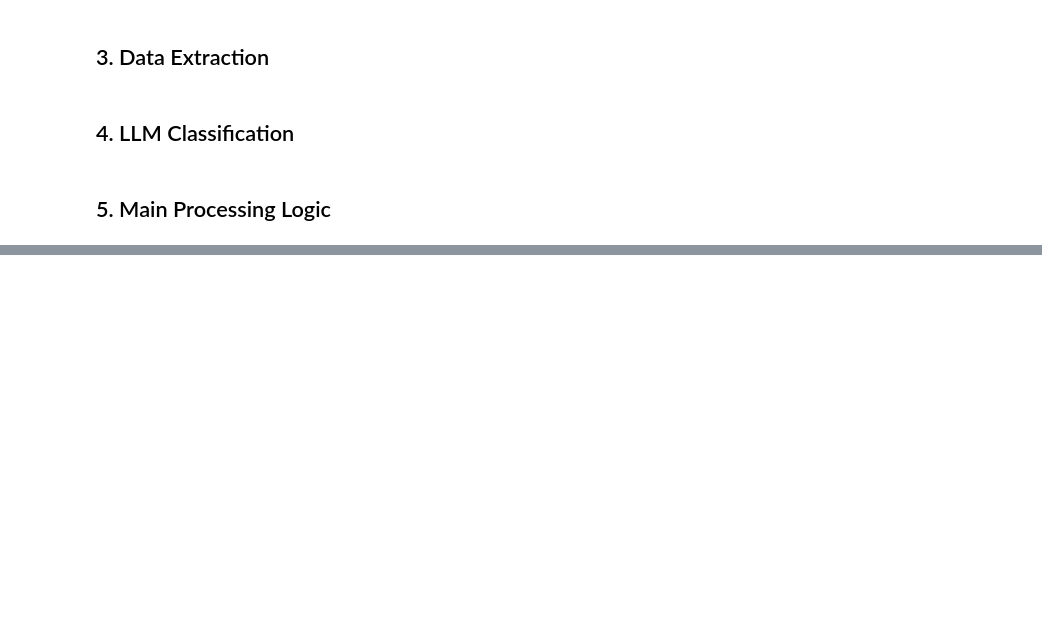
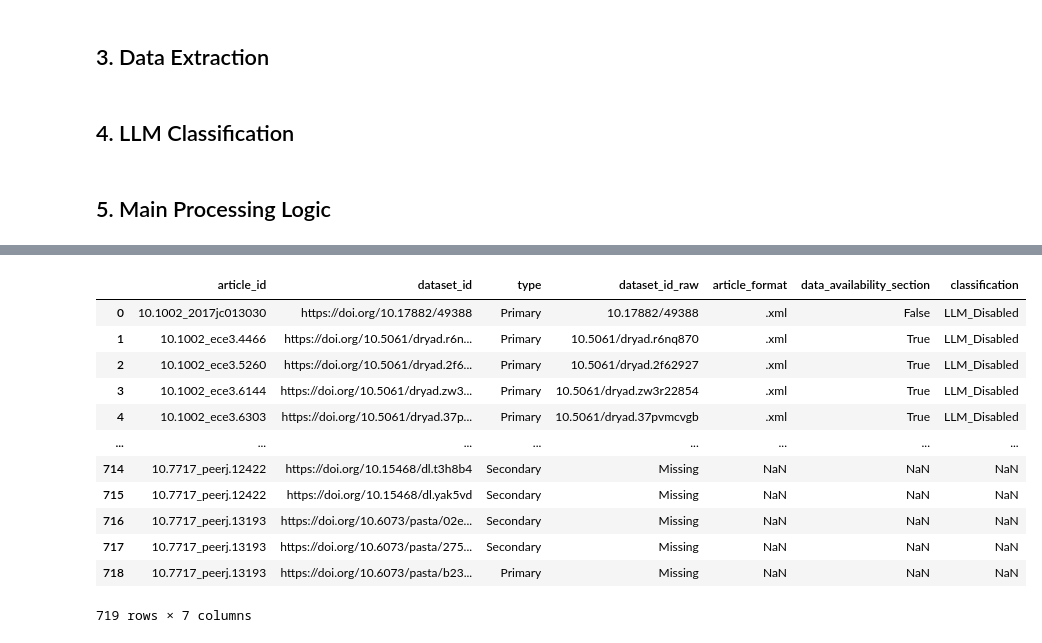
Before and after one commit to JimGile/make-data-count-classifier, a Jupyter notebook: mdc-few-shot-qwen.ipynb, the cells around one changed output, grey strips where cells are left out. Drawn from its saved outputs; the diff is of its cells as text; code cells hidden in the pictures; blank space fills up the shorter version.

```diff
--- a/mdc-few-shot-qwen.ipynb
+++ b/mdc-few-shot-qwen.ipynb
@@ -443,0 +639,5 @@ Found 1 potential dataset(s)/DOI(s) in 10.1002_mp.14424: ['10.7937/tcia.2020.6c7
+# %%
+train_result_df = process_articles(ARTICLES_TRAIN_DIR)
+train_result_df = train_result_df[train_result_df['dataset_id'] != 'Missing'].reset_index(drop=True)
+train_result_df = train_result_df.drop_duplicates(subset=['article_id', 'dataset_id'], keep="last").reset_index(drop=True)
+train_result_df
@@ -443,0 +675,4 @@ Found 1 potential dataset(s)/DOI(s) in 10.1002_mp.14424: ['10.7937/tcia.2020.6c7
+# %%
+train_labels_df = pd.read_csv(train_labels_file_path)
+train_labels_df = train_labels_df[train_labels_df['type'] != 'Missing'].reset_index(drop=True)
+train_labels_df
@@ -443,0 +714,26 @@ Found 1 potential dataset(s)/DOI(s) in 10.1002_mp.14424: ['10.7937/tcia.2020.6c7
+# %%
+
+# Merge train results with labels to get the ground truth
+train_result_df_2 = train_labels_df.merge(train_result_df, on=['article_id', 'dataset_id'], how='left')
+# train_result_df_2 = train_result_df_2.rename(columns={'classification_y': 'ground_truth_classification', 'classification_x': 'predicted_classification'})
+# train_result_df_2 = train_result_df_2[['article_id', 'dataset_id', 'dataset_id_raw', 'article_format', 'ground_truth_classification', 'predicted_classification']]
+# Convert nan values in 'ground_truth_classification' to 'Missing'
+train_result_df_2['dataset_id_raw'] = train_result_df_2['dataset_id_raw'].fillna('Missing')
+train_result_df_2
+# Save the results to a CSV file
+# train_result_df_2.to_csv(OUTPUT_CSV_PATH, index=False)
+# print(f"Train results saved to {OUTPUT_CSV_PATH}")
+# %% [output]
+|  | article_id | dataset_id | type | dataset_id_raw | article_format | data_availability_section | classification |
+| 0 | 10.1002_2017jc013030 | https://doi.org/10.17882/49388 | Primary | 10.17882/49388 | .xml | False | LLM_Disabled |
+| 1 | 10.1002_ece3.4466 | https://doi.org/10.5061/dryad.r6n... | Primary | 10.5061/dryad.r6nq870 | .xml | True | LLM_Disabled |
+| 2 | 10.1002_ece3.5260 | https://doi.org/10.5061/dryad.2f6... | Primary | 10.5061/dryad.2f62927 | .xml | True | LLM_Disabled |
+| 3 | 10.1002_ece3.6144 | https://doi.org/10.5061/dryad.zw3... | Primary | 10.5061/dryad.zw3r22854 | .xml | True | LLM_Disabled |
+| 4 | 10.1002_ece3.6303 | https://doi.org/10.5061/dryad.37p... | Primary | 10.5061/dryad.37pvmcvgb | .xml | True | LLM_Disabled |
+| ... | ... | ... | ... | ... | ... | ... | ... |
+| 714 | 10.7717_peerj.12422 | https://doi.org/10.15468/dl.t3h8b4 | Secondary | Missing | NaN | NaN | NaN |
+| 715 | 10.7717_peerj.12422 | https://doi.org/10.15468/dl.yak5vd | Secondary | Missing | NaN | NaN | NaN |
+| 716 | 10.7717_peerj.13193 | https://doi.org/10.6073/pasta/02e... | Secondary | Missing | NaN | NaN | NaN |
+| 717 | 10.7717_peerj.13193 | https://doi.org/10.6073/pasta/275... | Secondary | Missing | NaN | NaN | NaN |
+| 718 | 10.7717_peerj.13193 | https://doi.org/10.6073/pasta/b23... | Primary | Missing | NaN | NaN | NaN |
+719 rows × 7 columns
```
Also changed, not shown: parts of 28 cells of this notebook.
